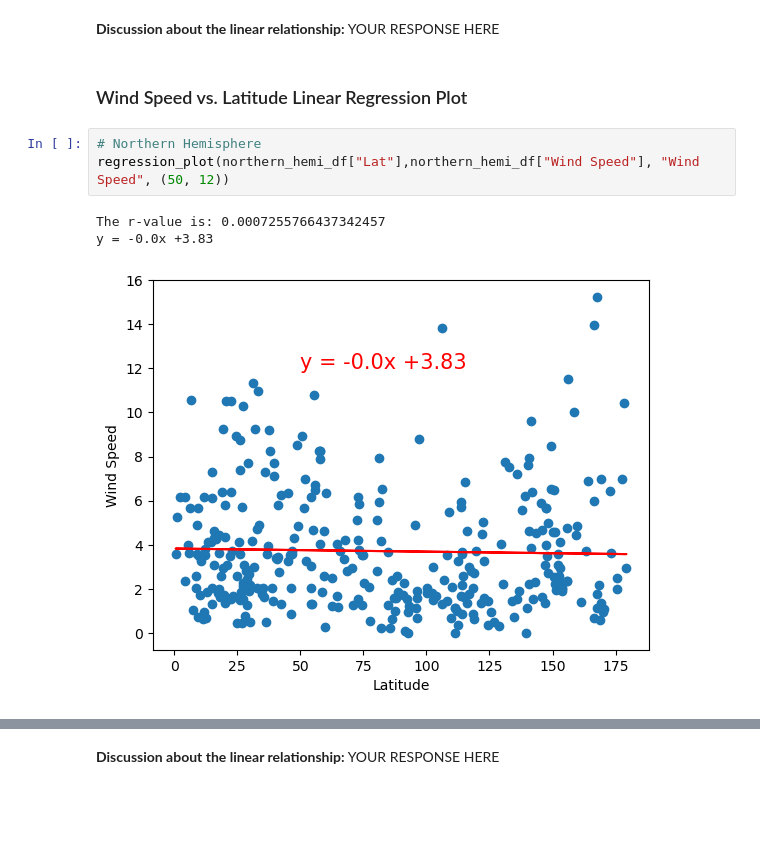
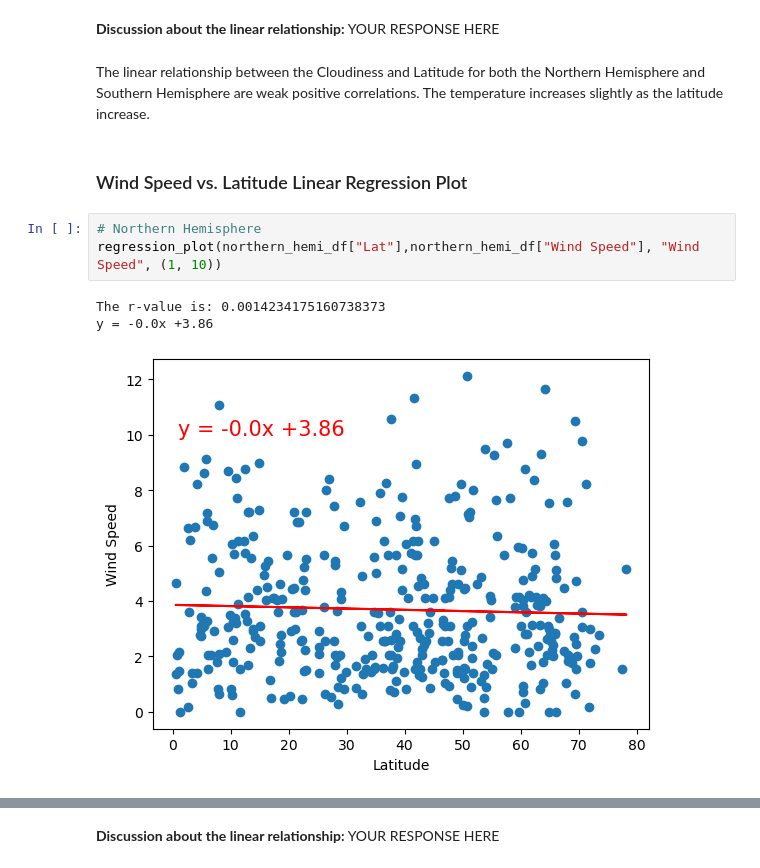
Before and after one commit to dianeooty/weather-api-analysis, a Jupyter notebook: WeatherPy.ipynb, the cells around one changed output, grey strips where cells are left out. Drawn from its saved outputs; the diff is of its cells as text; blank space fills up the shorter version.

```diff
--- a/WeatherPy.ipynb
+++ b/WeatherPy.ipynb
@@ -394,13 +402,15 @@ y = -0.04x +56.98
 # %% [markdown]
 **Discussion about the linear relationship:** YOUR RESPONSE HERE
+# %% [markdown]
+The linear relationship between the Cloudiness and Latitude for both the Northern Hemisphere and Southern Hemisphere are weak positive correlations. The temperature increases slightly as the latitude increase.
 # %% [markdown]
 ### Wind Speed vs. Latitude Linear Regression Plot
 # %%
 # Northern Hemisphere
-regression_plot(northern_hemi_df["Lat"],northern_hemi_df["Wind Speed"], "Wind Speed", (50, 12))
+regression_plot(northern_hemi_df["Lat"],northern_hemi_df["Wind Speed"], "Wind Speed", (1, 10))
 # %% [output]
-The r-value is: 0.0007255766437342457
-y = -0.0x +3.83
+The r-value is: 0.0014234175160738373
+y = -0.0x +3.86
-[figure, old version]
+[figure, new version]
 # %%
 # Southern Hemisphere
```
Also changed, not shown: parts of 22 cells of this notebook.
